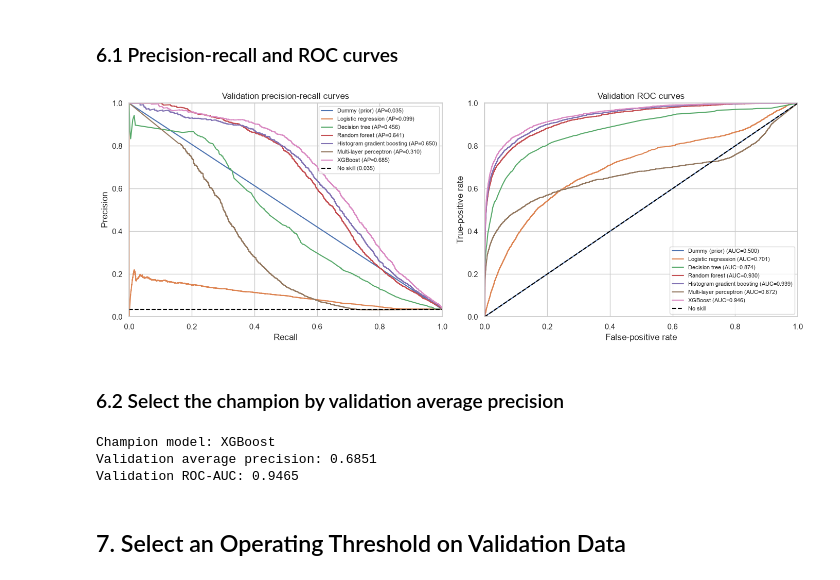
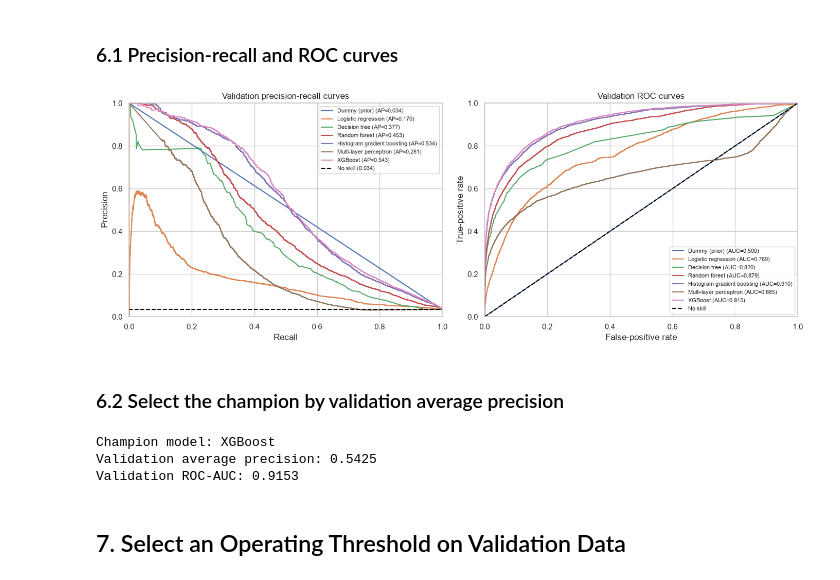
Before and after one commit to antonsoss/explainable-fraud-investigation-platform, a Jupyter notebook: notebooks/03_Model_Development_Comparison.ipynb, the cells around one changed output. Drawn from its saved outputs; the diff is of its cells as text; code cells hidden in the pictures.

```diff
--- a/notebooks/03_Model_Development_Comparison.ipynb
+++ b/notebooks/03_Model_Development_Comparison.ipynb
@@ -196,24 +200,18 @@ All integrity checks passed.
 # %%
-def stratified_subsample(X, y, ids, n_rows, random_state=RANDOM_STATE):
+def chronological_subsample(X, y, ids, n_rows):
+    """Keep the most recent training rows while preserving time order."""
     if n_rows >= len(X):
         return X, y, ids
-    rng = np.random.default_rng(random_state)
-    selected = []
-    for label in sorted(y.unique()):
-        label_idx = np.flatnonzero(y.to_numpy() == label)
-        take = round(n_rows * len(label_idx) / len(y))
-        selected.extend(rng.choice(label_idx, size=take, replace=False))
-    selected = np.array(selected)
-    rng.shuffle(selected)
+    start = len(X) - n_rows
     return (
-        X.iloc[selected].reset_index(drop=True),
-        y.iloc[selected].reset_index(drop=True),
-        ids.iloc[selected].reset_index(drop=True),
+        X.iloc[start:].reset_index(drop=True),
+        y.iloc[start:].reset_index(drop=True),
+        ids.iloc[start:].reset_index(drop=True),
     )
 
 
 if QUICK_RUN:
-    X_fit, y_fit, id_fit = stratified_subsample(
+    X_fit, y_fit, id_fit = chronological_subsample(
         X_train, y_train, id_train, QUICK_TRAIN_ROWS
     )
 else:
@@ -305,7 +303,7 @@ Accuracy is intentionally omitted from model ranking because predicting every tr
 models = {
     "Dummy (prior)": DummyClassifier(strategy="prior", random_state=RANDOM_STATE),
     "Logistic regression": LogisticRegression(
-        class_weight="balanced", solver="saga", penalty="l2",
+        class_weight="balanced", solver="saga", l1_ratio=0.0,
         C=1.0, max_iter=300, tol=1e-3, random_state=RANDOM_STATE,
     ),
     "Decision tree": DecisionTreeClassifier(
@@ -366,7 +364,7 @@ pd.DataFrame({"Candidate model": list(models)}).style.hide(axis="index")
 ## 6. Train Models and Compare Validation Performance
 # %%
 fitted_models = {}
-validation_probabilities = {}
+validation_risk_scores = {}
 comparison_rows = []
 
 balanced_sample_weight = compute_sample_weight(class_weight="balanced", y=y_fit)
@@ -376,20 +374,20 @@ for name, estimator in models.items():
     model = clone(estimator)
     start = perf_counter()
 
-    # HistGradientBoosting and MLP lack class_weight. HGB accepts sample_weight;
-    # MLP is retained as an optional unweighted course comparison.
+    # HistGradientBoosting accepts sample_weight; the MLP remains an explicitly
+    # unweighted course comparison because it lacks class_weight support.
     if name == "Histogram gradient boosting":
         model.fit(X_fit, y_fit, sample_weight=balanced_sample_weight)
     else:
         model.fit(X_fit, y_fit)
 
     seconds = perf_counter() - start
-    probability = positive_class_probability(model, X_validation)
-    row = metric_row(y_validation, probability, threshold=0.50)
+    risk_score = positive_class_score(model, X_validation)
+    row = metric_row(y_validation, risk_score, threshold=0.50)
     row.update({"Model": name, "Fit seconds": seconds})
 
     fitted_models[name] = model
-    validation_probabilities[name] = probability
+    validation_risk_scores[name] = risk_score
     comparison_rows.append(row)
     print(
         f"  AP={row['Average precision']:.4f} | "
@@ -442,40 +440,40 @@ Training XGBoost ...
 # %%
 fig, axes = plt.subplots(1, 2, figsize=(14, 5.2))
 prevalence = y_validation.mean()
 
-for name, probability in validation_probabilities.items():
-    precision, recall, _ = precision_recall_curve(y_validation, probability)
-    fpr, tpr, _ = roc_curve(y_validation, probability)
-    ap = average_precision_score(y_validation, probability)
-    auc = roc_auc_score(y_validation, probability)
+for name, risk_score in validation_risk_scores.items():
+    precision, recall, _ = precision_recall_curve(y_validation, risk_score)
+    fpr, tpr, _ = roc_curve(y_validation, risk_score)
+    ap = average_precision_score(y_validation, risk_score)
+    auc = roc_auc_score(y_validation, risk_score)
     axes[0].plot(recall, precision, label=f"{name} (AP={ap:.3f})")
     axes[1].plot(fpr, tpr, label=f"{name} (AUC={auc:.3f})")
 
 axes[0].axhline(prevalence, color="black", linestyle="--", label=f"No skill ({prevalence:.3f})")
 axes[0].set(xlabel="Recall", ylabel="Precision", title="Validation precision-recall curves", xlim=(0, 1), ylim=(0, 1))
 axes[1].plot([0, 1], [0, 1], color="black", linestyle="--", label="No skill")
 axes[1].set(xlabel="False-positive rate", ylabel="True-positive rate", title="Validation ROC curves", xlim=(0, 1), ylim=(0, 1))
 for ax in axes:
     ax.legend(fontsize=8, loc="best")
 plt.tight_layout()
 plt.show()
 # %% [output]
-[figure, old version]
+[figure, new version]
 # %% [markdown]
 ### 6.2 Select the champion by validation average precision
 # %%
 eligible_models = validation_results.drop(index="Dummy (prior)", errors="ignore")
 champion_name = eligible_models["Average precision"].idxmax()
 champion_model = fitted_models[champion_name]
-champion_validation_probability = validation_probabilities[champion_name]
+champion_validation_risk_score = validation_risk_scores[champion_name]
 
 print(f"Champion model: {champion_name}")
 print(f"Validation average precision: {eligible_models.loc[champion_name, 'Average precision']:.4f}")
 print(f"Validation ROC-AUC: {eligible_models.loc[champion_name, 'ROC-AUC']:.4f}")
 # %% [output]
 Champion model: XGBoost
-Validation average precision: 0.6851
-Validation ROC-AUC: 0.9465
+Validation average precision: 0.5425
+Validation ROC-AUC: 0.9153
 # %% [markdown]
 ## 7. Select an Operating Threshold on Validation Data
 # %% [markdown]
```
Also changed, not shown: parts of 19 cells of this notebook, 47 other files.
